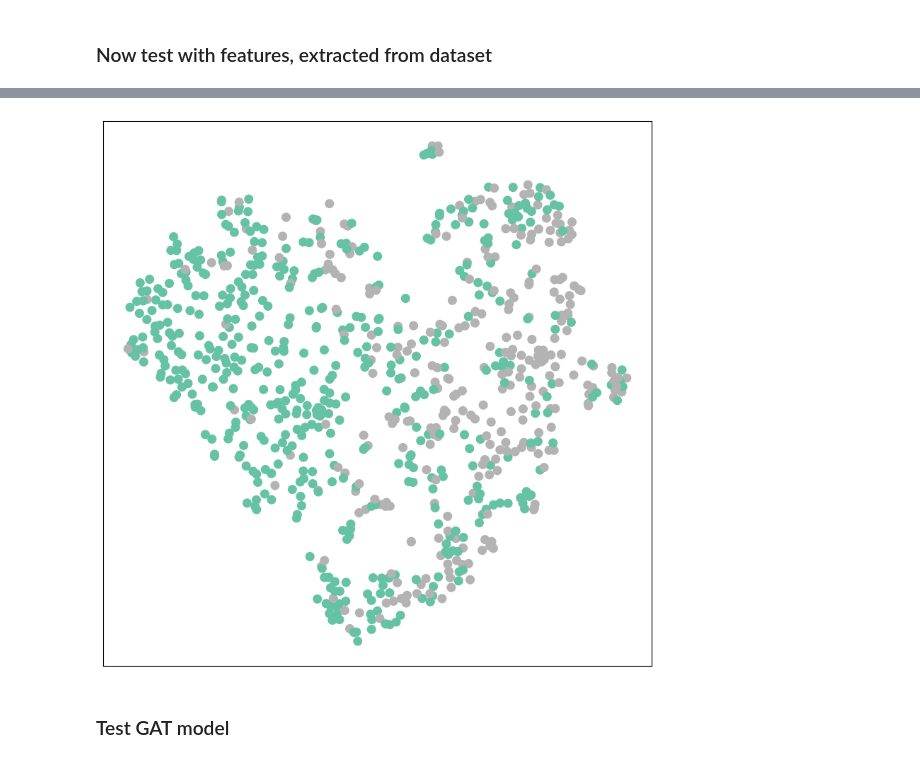
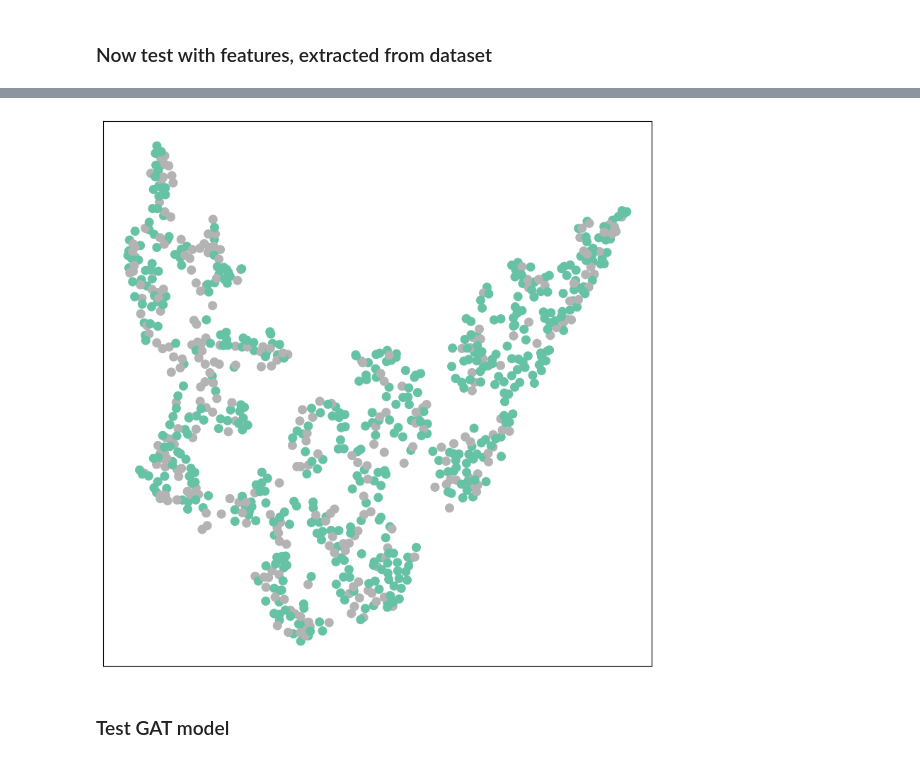
Before and after one commit to linearbaby/SNA_2024_project, a Jupyter notebook: Code/CP3.ipynb, the cells around one changed output, grey strips where cells are left out. Drawn from its saved outputs; the diff is of its cells as text; code cells hidden in the pictures.

```diff
--- a/Code/CP3.ipynb
+++ b/Code/CP3.ipynb
@@ -73,14 +165,17 @@ def load_facebook_data():
     features = features[~features.index.duplicated(keep="first")]
     # Тут в фичах будет довольно много плохих фичей, поэтому их стоит дропнуть
     good_features = features.isna().sum()
-    good_features = good_features[(good_features / features.shape[0]) < 0.2].index
-    features = features[good_features].fillna(0)
+    # good_features = good_features[(good_features / features.shape[0]) < 0.8].index
+    # features = features[good_features].fillna(0)
+    features = features.fillna(0)
+    features = features.drop(columns=features.filter(like="gender").columns)
 
     gender_labels = torch.tensor(gender_labels.sort_index().values)
+    features_names = features.columns
     features = torch.tensor(features.sort_index().values, dtype=torch.float32)
     edge_index = torch.tensor(edges, dtype=torch.long)
 
-    return features, edge_index, gender_labels
+    return features, edge_index, gender_labels, features_names
 # %% [markdown]
 ### Define model
 # %%
@@ -88,11 +183,16 @@ def load_facebook_data():
 class GCN(torch.nn.Module):
     def __init__(self, in_channels, hidden_channels, out_channels):
         super(GCN, self).__init__()
-        self.conv1 = GCNConv(in_channels, hidden_channels)
+        self.proj = torch.nn.Sequential(
+            torch.nn.Linear(in_channels, hidden_channels),
+            torch.nn.ReLU(),
+        )
+        self.conv1 = GCNConv(hidden_channels, hidden_channels)
         self.conv2 = GCNConv(hidden_channels, out_channels)
 
     def forward(self, data):
         x, edge_index = data.x, data.edge_index
+        x = self.proj(x)
         x = self.conv1(x, edge_index)
         x = F.relu(x)
         x = F.dropout(x, training=self.training)
@@ -112,7 +217,7 @@ class GAT_model(torch.nn.Module):
 ## Test with random feature vectors for nodes
 # %%
 # Prepare the data
-features, edge_index, labels = load_facebook_data()
+features, edge_index, labels, features_names = load_facebook_data()
 # features can be random
 random_features = torch.randn(labels.shape[0], 32)  # 16-dim node features
 
@@ -317,8 +473,9 @@ Final Test Accuracy: 0.6683168316831684
 # %%
 color = labels[data.test_mask.cpu()]
-embs = model.conv1(data.x, data.edge_index)[data.test_mask]
+x = model.proj(data.x)
+embs = model.conv1(x, data.edge_index)[data.test_mask]
 visualize(embs, color)
 # %% [output]
-[figure, old version]
+[figure, new version]
 # %% [markdown]
 ### Test GAT model
```
Also changed, not shown: parts of 34 cells of this notebook, 1 other file.
